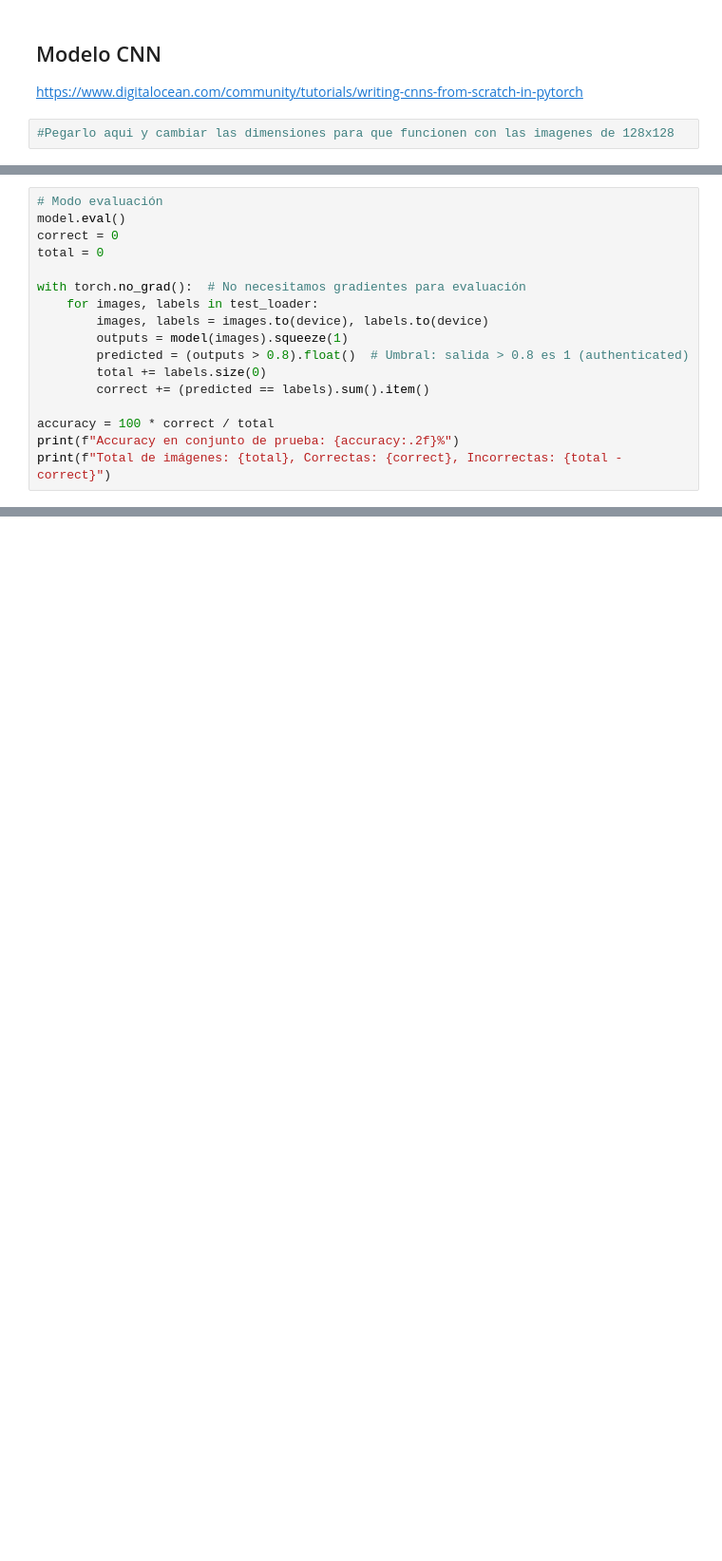
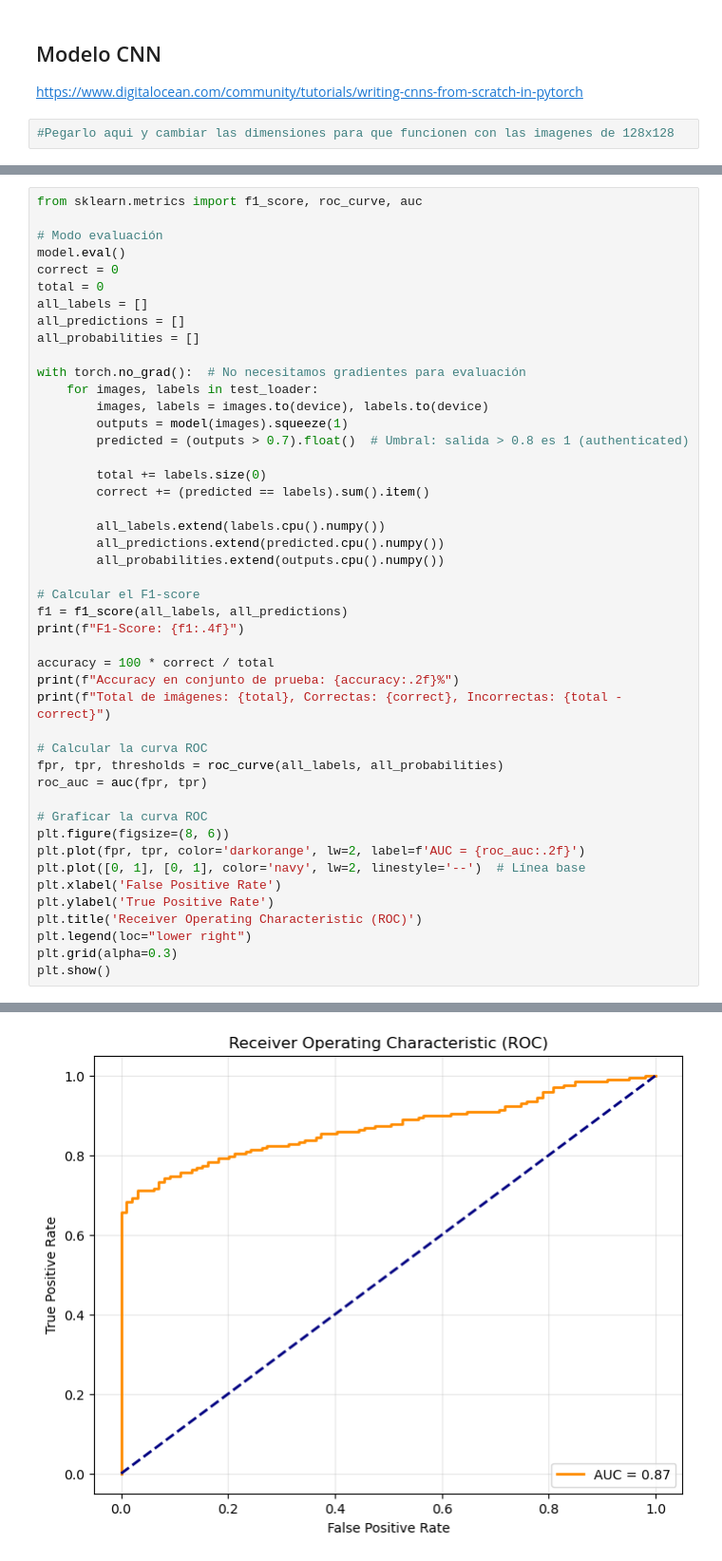
Before and after one commit to Davidgrcdz/PIAV-Practicas, a Jupyter notebook: Practica 6/CNN.ipynb, the cells around one changed output, grey strips where cells are left out. Shown at 95% size. Drawn from its saved outputs; the diff is of its cells as text; blank space fills up the shorter version.

```diff
--- a/Practica 6/CNN.ipynb
+++ b/Practica 6/CNN.ipynb
@@ -535,18 +535,47 @@ Epoch 50/50, Loss: 0.3057
 # %%
+from sklearn.metrics import f1_score, roc_curve, auc
+
 # Modo evaluación
 model.eval()
 correct = 0
 total = 0
+all_labels = []
+all_predictions = []
+all_probabilities = []
 
 with torch.no_grad():  # No necesitamos gradientes para evaluación
     for images, labels in test_loader:
         images, labels = images.to(device), labels.to(device)
         outputs = model(images).squeeze(1)
-        predicted = (outputs > 0.8).float()  # Umbral: salida > 0.8 es 1 (authenticated)
+        predicted = (outputs > 0.7).float()  # Umbral: salida > 0.8 es 1 (authenticated)
+
         total += labels.size(0)
         correct += (predicted == labels).sum().item()
+
+        all_labels.extend(labels.cpu().numpy())
+        all_predictions.extend(predicted.cpu().numpy())
+        all_probabilities.extend(outputs.cpu().numpy())
+
+# Calcular el F1-score
+f1 = f1_score(all_labels, all_predictions)
+print(f"F1-Score: {f1:.4f}")
 
 accuracy = 100 * correct / total
 print(f"Accuracy en conjunto de prueba: {accuracy:.2f}%")
 print(f"Total de imágenes: {total}, Correctas: {correct}, Incorrectas: {total - correct}")
+
+# Calcular la curva ROC
+fpr, tpr, thresholds = roc_curve(all_labels, all_probabilities)
+roc_auc = auc(fpr, tpr)
+
+# Graficar la curva ROC
+plt.figure(figsize=(8, 6))
+plt.plot(fpr, tpr, color='darkorange', lw=2, label=f'AUC = {roc_auc:.2f}')
+plt.plot([0, 1], [0, 1], color='navy', lw=2, linestyle='--')  # Línea base
+plt.xlabel('False Positive Rate')
+plt.ylabel('True Positive Rate')
+plt.title('Receiver Operating Characteristic (ROC)')
+plt.legend(loc="lower right")
+plt.grid(alpha=0.3)
+plt.show()
 # %% [output]
@@ -555,3 +585,4 @@ Total de imágenes: 330, Correctas: 231, Incorrectas: 99
+[figure, added]
 # %%
 import matplotlib.pyplot as plt
 
```
Also changed, not shown: parts of 17 cells of this notebook.
